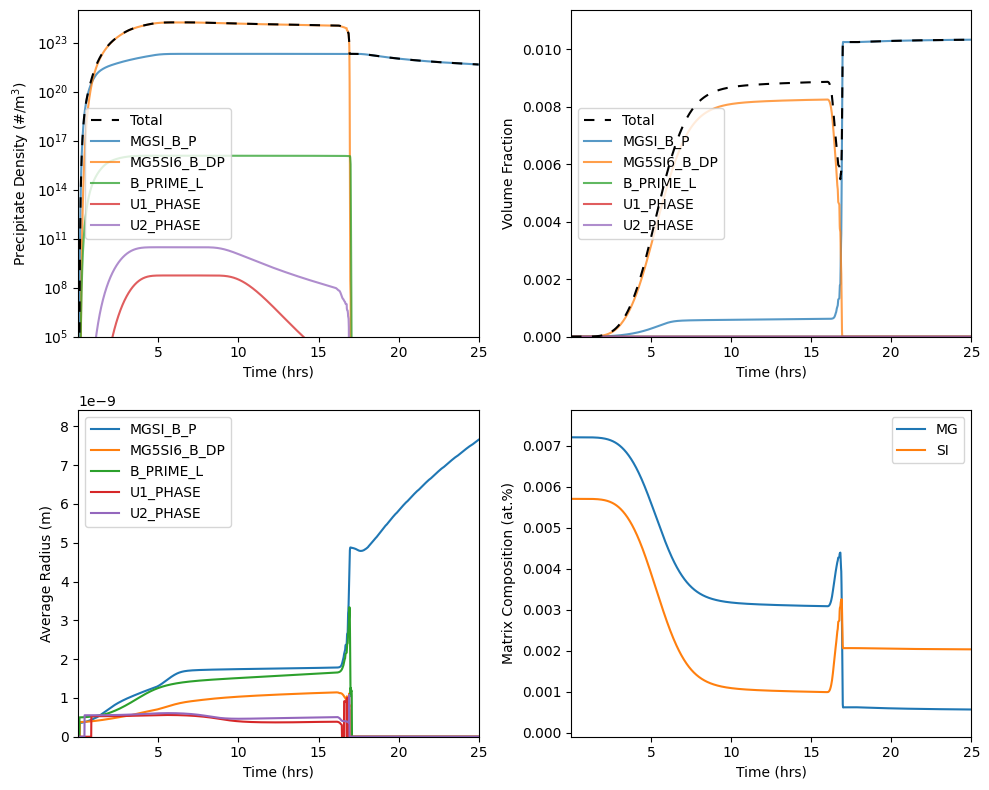
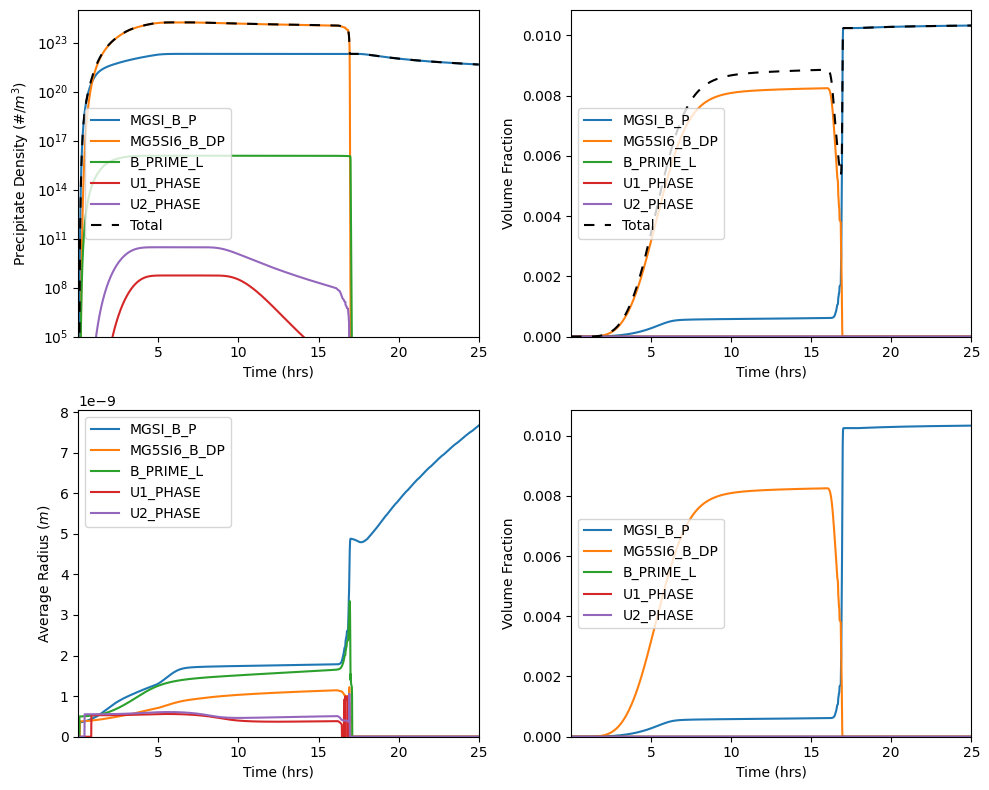
Unified diff of the notebook cell whose output changed from the first chart to the second:
--- before
+++ after
@@ -1,21 +1,22 @@
 %matplotlib inline
 import matplotlib.pyplot as plt
+from kawin.precipitation.Plot import plotPrecipitateDensity, plotVolumeFraction, plotAverageRadius, plotComposition
 
 fig, axes = plt.subplots(2, 2, figsize=(10, 8))
 
-model.plot(axes[0,0], 'Total Precipitate Density', timeUnits='h', label='Total', color='k', linestyle=(0,(5,5)), zorder=6)
-model.plot(axes[0,0], 'Precipitate Density', timeUnits='h', alpha=0.75)
+phasesPlusTotal = list(model.phases) + ['Total']
+
+plotPrecipitateDensity(model, ax=axes[0,0], timeUnits='h', phases=phasesPlusTotal, label={'Total': 'Total'}, color={'Total': 'k'}, linestyle={'Total': (0,(5,5))})
 axes[0,0].set_ylim([1e5, 1e25])
 axes[0,0].set_xscale('linear')
 axes[0,0].set_yscale('log')
 
-model.plot(axes[0,1], 'Total Volume Fraction', timeUnits='h', label='Total', color='k', linestyle=(0,(5,5)), zorder=6)
-model.plot(axes[0,1], 'Volume Fraction', timeUnits='h', alpha=0.75)
+plotVolumeFraction(model, ax=axes[0,1], timeUnits='h', phases=phasesPlusTotal, label={'Total': 'Total'}, color={'Total': 'k'}, linestyle={'Total': (0,(5,5))})
 axes[0,1].set_xscale('linear')
 
-model.plot(axes[1,0], 'Average Radius', timeUnits='h')
+plotAverageRadius(model, ax=axes[1,0], timeUnits='h')
 axes[1,0].set_xscale('linear')
 
-model.plot(axes[1,1], 'Composition', timeUnits='h')
+plotVolumeFraction(model, ax=axes[1,1], timeUnits='h')
 axes[1,1].set_xscale('linear')
 

Commit: update kawin examples